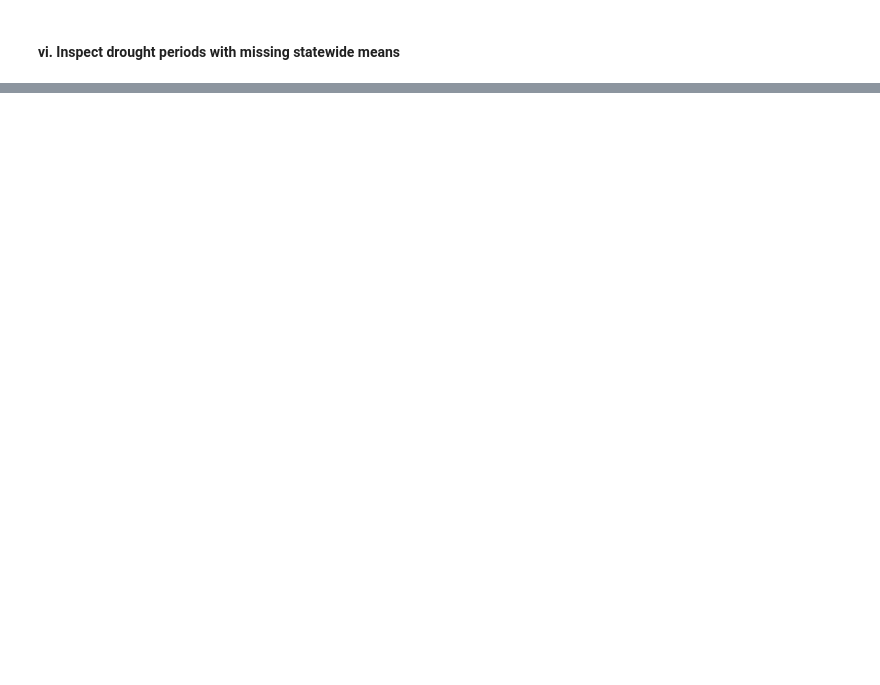
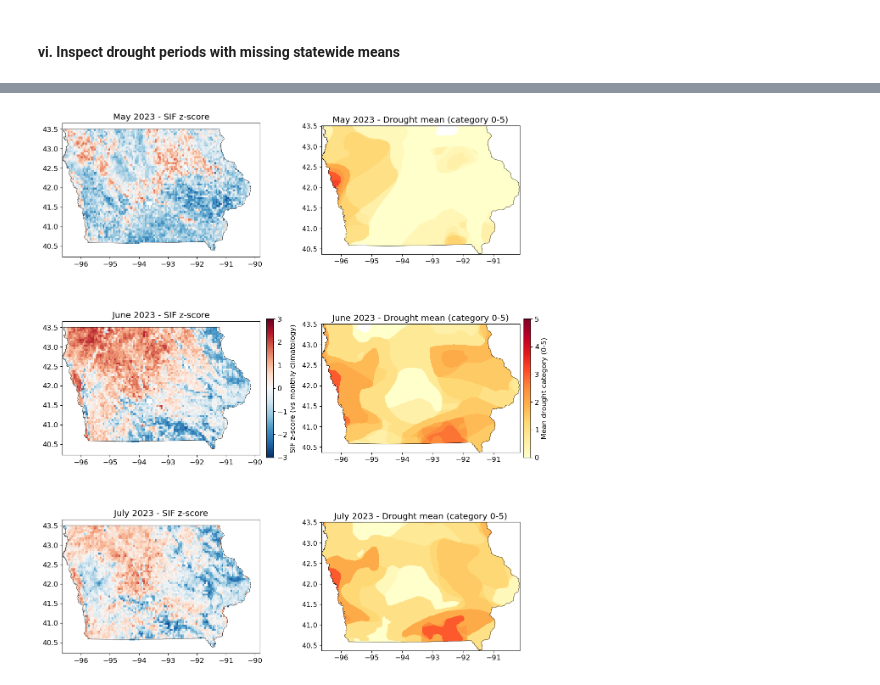
Before and after one commit to jacksoncoldiron/SIF-Analysis, a Jupyter notebook: src/sif_EDA.ipynb, the cells around one changed output, grey strips where cells are left out. Drawn from its saved outputs; the diff is of its cells as text; code cells hidden in the pictures; blank space fills up the shorter version.

```diff
--- a/src/sif_EDA.ipynb
+++ b/src/sif_EDA.ipynb
@@ -2559,0 +2774,51 @@ Found 42 merged records with missing drought_mean.
+# %%
+# Repeat spatial comparison for the three months preceding September 2023
+pre_drought_months = [
+    (2023, 5, 'May 2023'),
+    (2023, 6, 'June 2023'),
+    (2023, 7, 'July 2023'),
+]
+
+fig, axes = plt.subplots(nrows=len(pre_drought_months), ncols=2, figsize=(12, 14), constrained_layout=True)
+
+sif_mappable = None
+drought_mappable = None
+
+for row, (year, month, label) in enumerate(pre_drought_months):
+    sif_current = load_sif_month_mean(year, month)
+    clim_mean, clim_std = compute_sif_climatology(month)
+    if sif_current is not None and clim_mean is not None:
+        sif_z = (sif_current - clim_mean) / clim_std
+        im = sif_z.plot.imshow(ax=axes[row, 0], cmap='RdBu_r', vmin=-3, vmax=3, add_colorbar=False)
+        sif_mappable = sif_mappable or im
+        axes[row,0].set_title(f"{label} - SIF z-score")
+        axes[row,0].set_xlabel('')
+        axes[row,0].set_ylabel('')
+        iowa_boundary.boundary.plot(ax=axes[row,0], color='black', linewidth=0.5)
+    else:
+        axes[row,0].set_axis_off()
+        axes[row,0].set_title(f"{label} - SIF data missing")
+
+    drought_da = load_drought_month_mean(year, month)
+    if drought_da is not None:
+        im2 = drought_da.plot.imshow(ax=axes[row, 1], cmap='YlOrRd', vmin=0, vmax=5, add_colorbar=False)
+        drought_mappable = drought_mappable or im2
+        axes[row,1].set_title(f"{label} - Drought mean (category 0-5)")
+        axes[row,1].set_xlabel('')
+        axes[row,1].set_ylabel('')
+        iowa_boundary.boundary.plot(ax=axes[row,1], color='black', linewidth=0.5)
+    else:
+        axes[row,1].set_axis_off()
+        axes[row,1].set_title(f"{label} - Drought data missing")
+
+if sif_mappable is not None:
+    cbar = fig.colorbar(sif_mappable, ax=axes[:,0], orientation='vertical', fraction=0.035, pad=0.02)
+    cbar.set_label('SIF z-score (vs monthly climatology)')
+
+if drought_mappable is not None:
+    cbar2 = fig.colorbar(drought_mappable, ax=axes[:,1], orientation='vertical', fraction=0.035, pad=0.02)
+    cbar2.set_label('Mean drought category (0-5)')
+
+plt.show()
+# %% [output]
+[figure, added]
```
Also changed, not shown: parts of 21 cells of this notebook, 2 other files.
